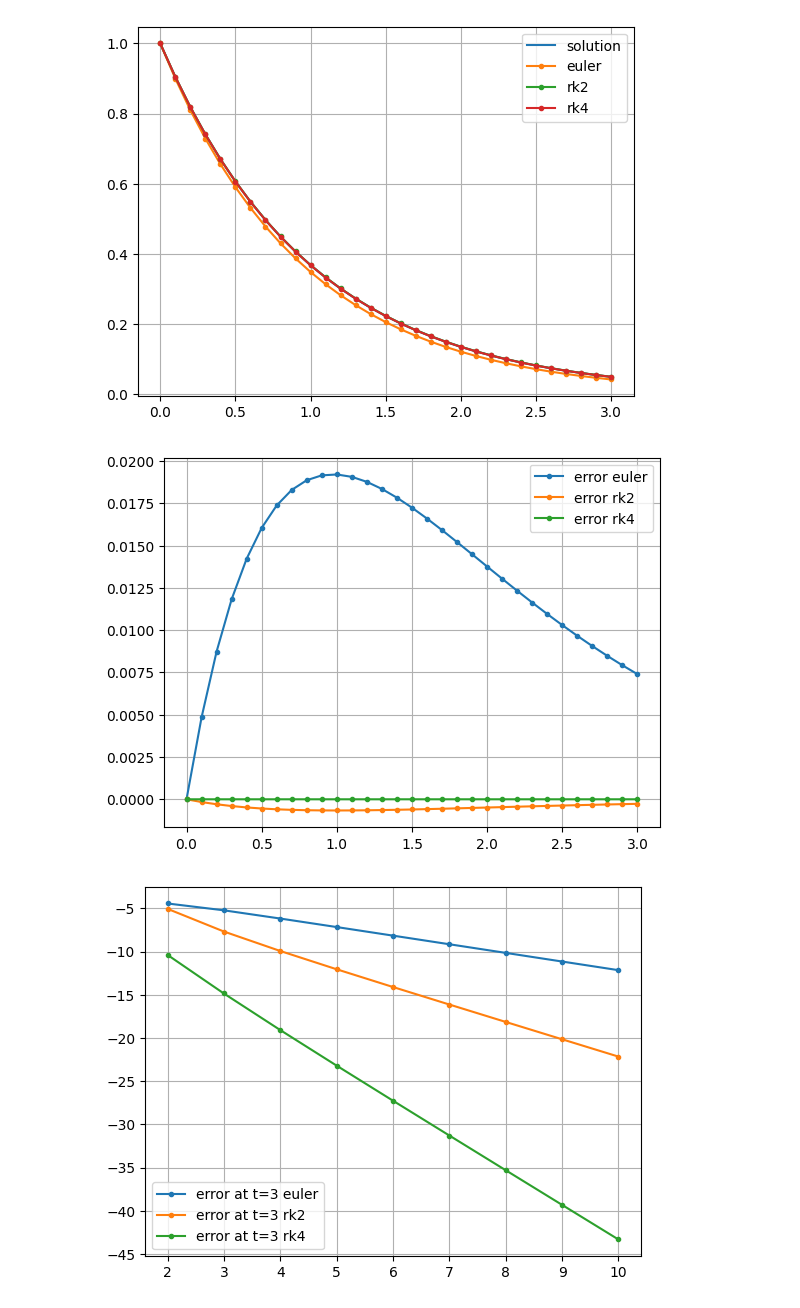
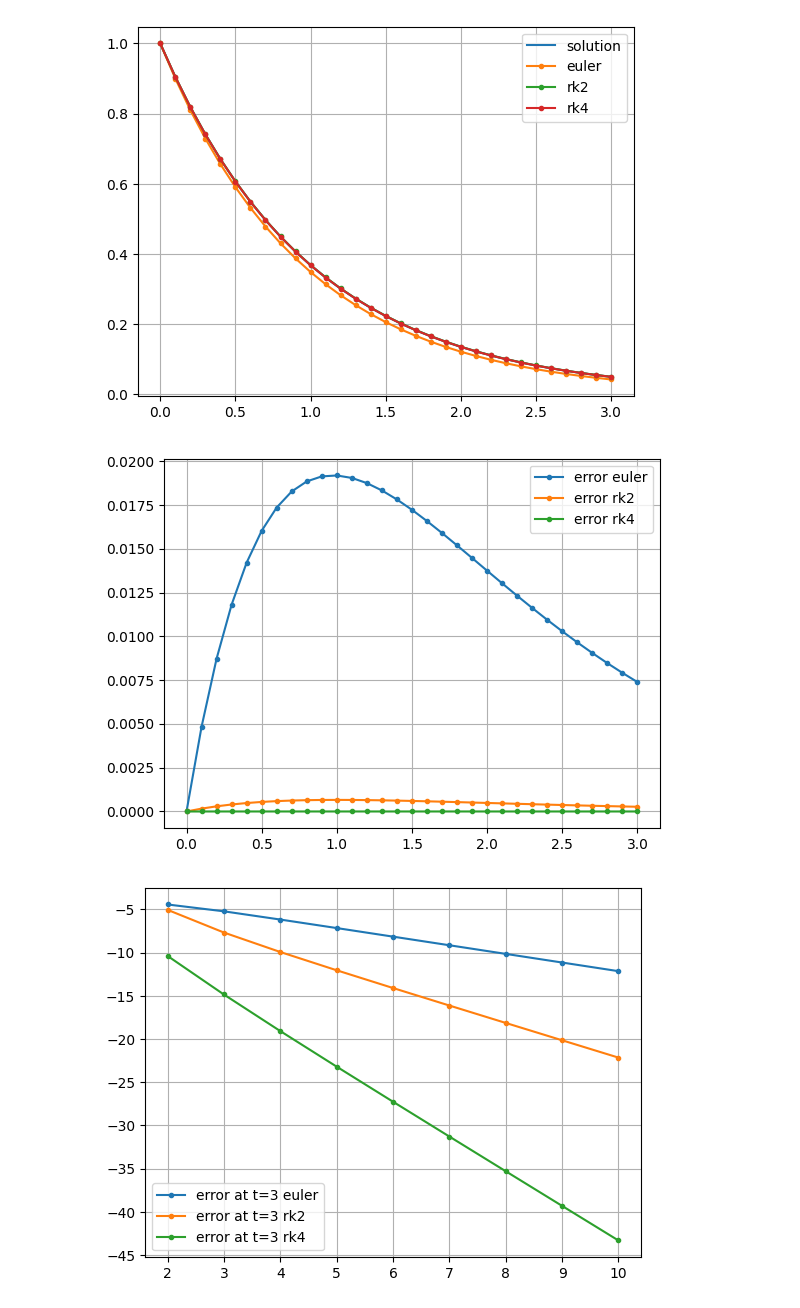
Before and after one commit to IDAnton/OFA, a Jupyter notebook: 6.ipynb, the cells around one changed output. Saved outputs shown, nothing was run; the diff lists cells and outputs as text; code cells hidden in the pictures.

```diff
--- a/6.ipynb
+++ b/6.ipynb
@@ -31,8 +31,8 @@ def rk2(f, t0, x0, b, h = 0.1):
     t[0] = t0
     x[0] = x0
     for i in range(1, n+1):
-        x_tmp = x[i-1] + h * f(t[i-1], x[i-1])
-        x[i] = x[i-1] + h * (f(t[i-1], x[i-1]) + f(t[i-1], x_tmp)) / 2
+        k1= x[i-1] + h * f(t[i-1], x[i-1])
+        x[i] = x[i-1] + h * (f(t[i-1], x[i-1]) + f(t[i-1], k1)) / 2
         t[i] = t[i-1] + h
     return t, x
 
@@ -48,7 +48,7 @@ def rk4(f, t0, x0, b, h = 0.1):
         k2 = f(t[i-1] + h/2, x[i-1] + h/2 * k1)
         k3 = f(t[i-1] + h/2, x[i-1] + h/2 * k2)
         k4 = f(t[i-1] + h, x[i-1] + h*k3)
-        x[i] = x[i-1] + h/6*(k1 + 2*k2+ 2*k3+ k4)
+        x[i] = x[i-1] + h/6*(k1 + 2*k2 + 2*k3 + k4)
         t[i] = t[i-1] + h
     return t, x
 
@@ -74,12 +74,12 @@ plt_show()
 # %% [output]
 [figure]
 # %%
-plt.plot(t0, x_solution-x0, marker = ".", label="error euler")
-plt.plot(t0, x_solution-x1, marker = ".", label="error rk2")
-plt.plot(t0, x_solution-x2, marker = ".", label="error rk4")
+plt.plot(t0, np.abs(x_solution-x0), marker = ".", label="error euler")
+plt.plot(t0, np.abs(x_solution-x1), marker = ".", label="error rk2")
+plt.plot(t0, np.abs(x_solution-x2), marker = ".", label="error rk4")
 plt_show()
 # %% [output]
-[figure, old version]
+[figure, new version]
 # %%
 x_sol = x_solution[-1]
 n_array = np.array([2**i for i in range(2, 11)])
```
Also changed, not shown: 1 other file.
